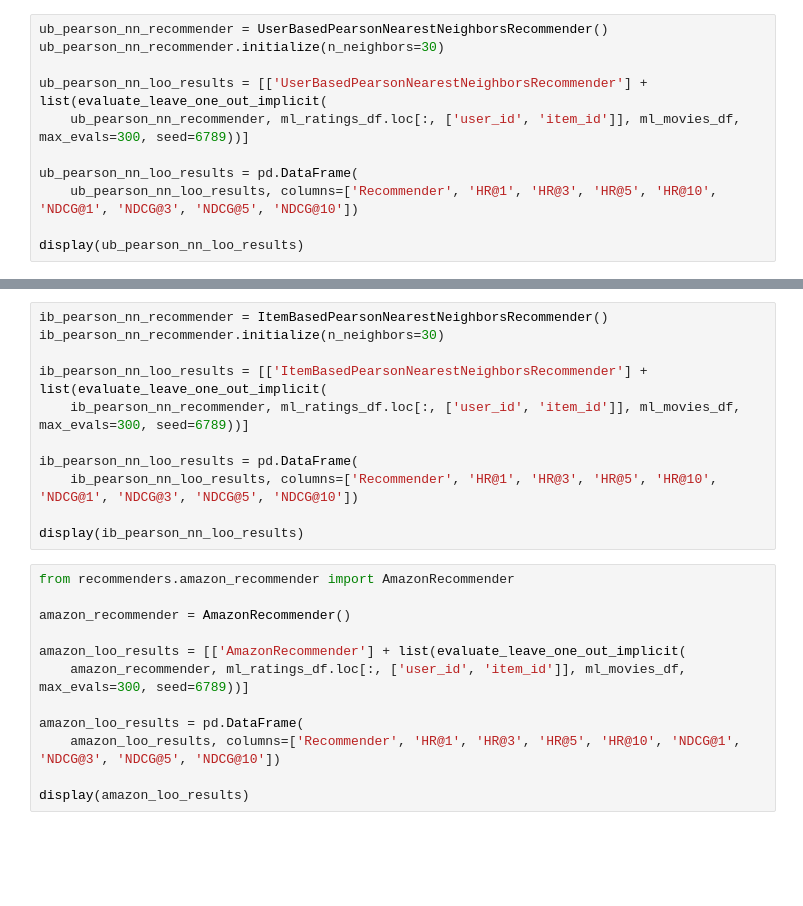
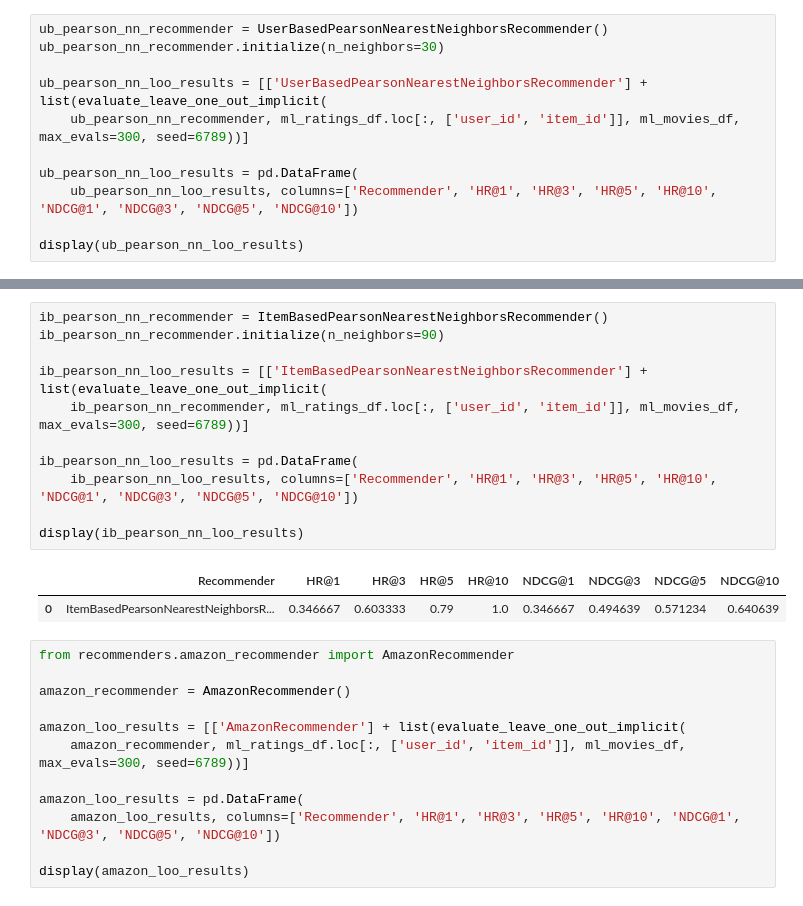
Before and after one commit to Thyme1/recommender-systems-class, a Jupyter notebook: class_06_neighborhood_methods.ipynb, the cells around one changed output, grey strips where cells are left out. Drawn from its saved outputs; the diff is of its cells as text; blank space fills up the shorter version.

```diff
--- a/class_06_neighborhood_methods.ipynb
+++ b/class_06_neighborhood_methods.ipynb
@@ -853,14 +880,17 @@ display(ib_cos_nn_loo_results)
 # %%
 ib_pearson_nn_recommender = ItemBasedPearsonNearestNeighborsRecommender()
-ib_pearson_nn_recommender.initialize(n_neighbors=30)
+ib_pearson_nn_recommender.initialize(n_neighbors=90)
 
 ib_pearson_nn_loo_results = [['ItemBasedPearsonNearestNeighborsRecommender'] + list(evaluate_leave_one_out_implicit(
     ib_pearson_nn_recommender, ml_ratings_df.loc[:, ['user_id', 'item_id']], ml_movies_df, max_evals=300, seed=6789))]
 
 ib_pearson_nn_loo_results = pd.DataFrame(
     ib_pearson_nn_loo_results, columns=['Recommender', 'HR@1', 'HR@3', 'HR@5', 'HR@10', 'NDCG@1', 'NDCG@3', 'NDCG@5', 'NDCG@10'])
 
 display(ib_pearson_nn_loo_results)
+# %% [output]
+|  | Recommender | HR@1 | HR@3 | HR@5 | HR@10 | NDCG@1 | NDCG@3 | NDCG@5 | NDCG@10 |
+| 0 | ItemBasedPearsonNearestNeighborsR... | 0.346667 | 0.603333 | 0.79 | 1.0 | 0.346667 | 0.494639 | 0.571234 | 0.640639 |
 # %%
 from recommenders.amazon_recommender import AmazonRecommender
 
```
Also changed, not shown: parts of 3 cells of this notebook, 1 other file.
